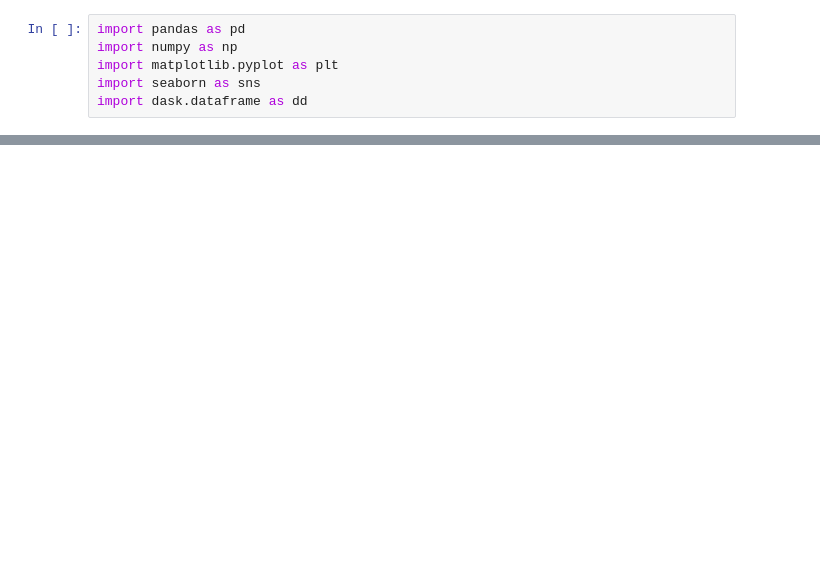
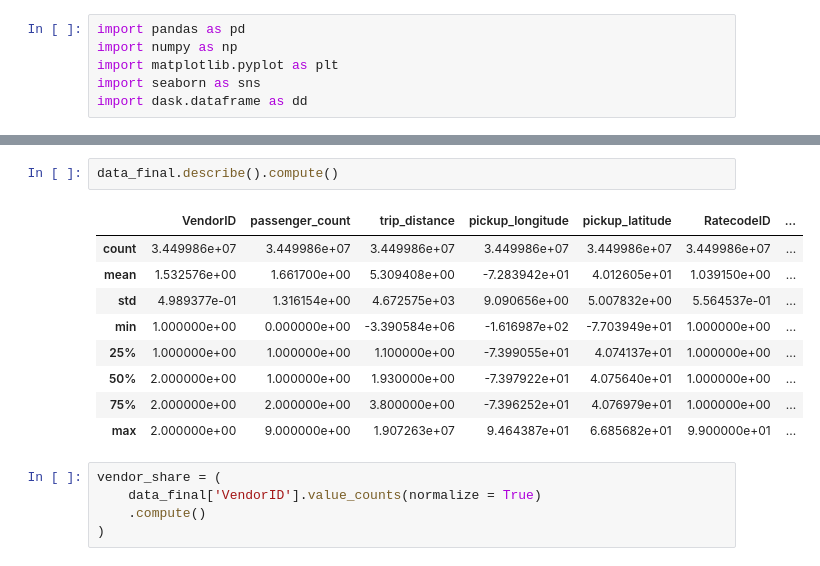
Before and after one commit to Atharvax16/Uber-Availability-Prediction, a Jupyter notebook: EDA_Demand_Prediciton.ipynb, the cells around one changed output, grey strips where cells are left out. Drawn from its saved outputs; the diff is of its cells as text; blank space fills up the shorter version.

```diff
--- a/EDA_Demand_Prediciton.ipynb
+++ b/EDA_Demand_Prediciton.ipynb
@@ -98,0 +98,17 @@ dtype: int64
+# %%
+data_final.describe().compute()
+# %% [output]
+|  | VendorID | passenger_count | trip_distance | pickup_longitude | pickup_latitude | RatecodeID | ... |
+| count | 3.449986e+07 | 3.449986e+07 | 3.449986e+07 | 3.449986e+07 | 3.449986e+07 | 3.449986e+07 | ... |
+| mean | 1.532576e+00 | 1.661700e+00 | 5.309408e+00 | -7.283942e+01 | 4.012605e+01 | 1.039150e+00 | ... |
+| std | 4.989377e-01 | 1.316154e+00 | 4.672575e+03 | 9.090656e+00 | 5.007832e+00 | 5.564537e-01 | ... |
+| min | 1.000000e+00 | 0.000000e+00 | -3.390584e+06 | -1.616987e+02 | -7.703949e+01 | 1.000000e+00 | ... |
+| 25% | 1.000000e+00 | 1.000000e+00 | 1.100000e+00 | -7.399055e+01 | 4.074137e+01 | 1.000000e+00 | ... |
+| 50% | 2.000000e+00 | 1.000000e+00 | 1.930000e+00 | -7.397922e+01 | 4.075640e+01 | 1.000000e+00 | ... |
+| 75% | 2.000000e+00 | 2.000000e+00 | 3.800000e+00 | -7.396252e+01 | 4.076979e+01 | 1.000000e+00 | ... |
+| max | 2.000000e+00 | 9.000000e+00 | 1.907263e+07 | 9.464387e+01 | 6.685682e+01 | 9.900000e+01 | ... |
+# %%
+vendor_share = (
+    data_final['VendorID'].value_counts(normalize = True)
+    .compute()
+)
```
Also changed, not shown: parts of 20 cells of this notebook, 1 other file.
